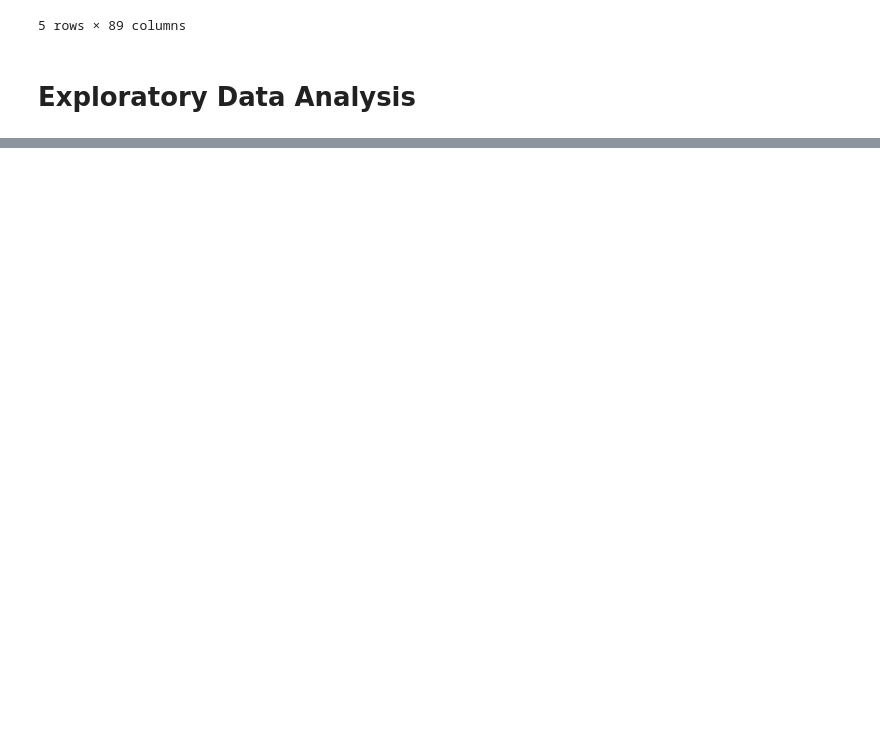
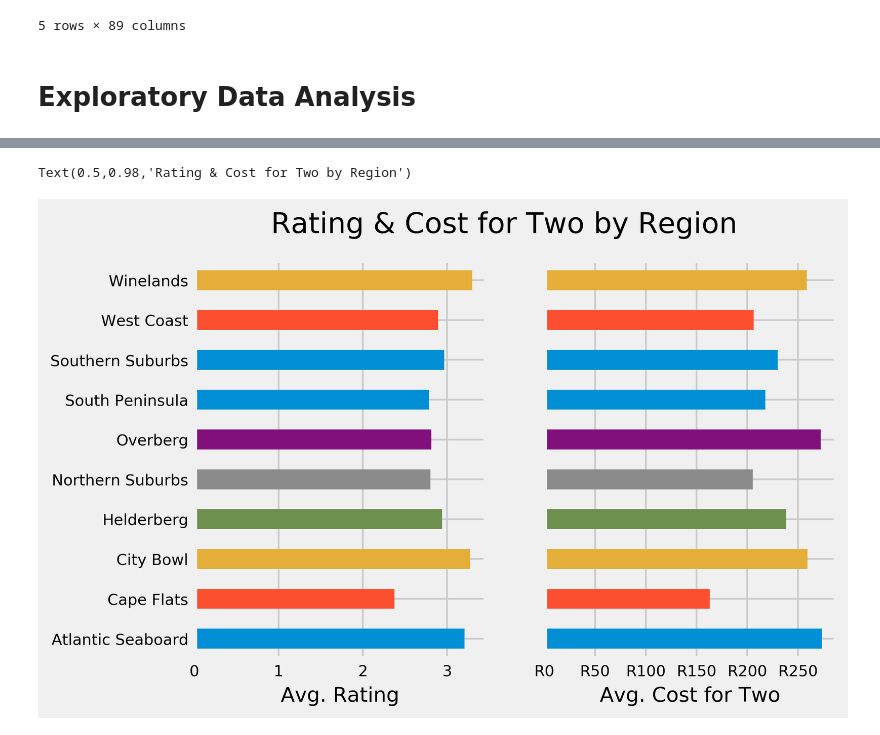
Before and after one commit to dorond/zomato-ct-analysis, a Jupyter notebook: Cape Town Restaurant Analysis using Zomato Data.ipynb, the cells around one changed output, grey strips where cells are left out. Saved outputs shown, nothing was run; the diff lists cells and outputs as text; code cells hidden in the pictures; blank space fills up the shorter version.

Commit message:
visualised rating & cost for 2 by region & suburb

```diff
--- a/Cape Town Restaurant Analysis using Zomato Data.ipynb
+++ b/Cape Town Restaurant Analysis using Zomato Data.ipynb
@@ -11,15 +11,17 @@ from sklearn.externals import joblib
 # To plot pretty figures
 %matplotlib inline
 import matplotlib.pyplot as plt
+from matplotlib.ticker import FuncFormatter
 
 import seaborn as sns
 
 plt.style.use('fivethirtyeight')
 
-plt.rcParams['axes.labelsize'] = 16
-plt.rcParams['xtick.labelsize'] = 12
-plt.rcParams['ytick.labelsize'] = 12
-plt.rcParams['axes.titlesize'] = 20
+plt.rcParams['axes.labelsize'] = 12
+plt.rcParams['xtick.labelsize'] = 9
+plt.rcParams['ytick.labelsize'] = 9
+plt.rcParams['axes.titlesize'] = 18
+
 plt.rcParams['figure.dpi'] = 400
 
 
@@ -46,6 +48,17 @@ def save_processed(df, filename, extension="csv"):
     path = os.path.join(PROCESSED_PATH, filename + "." + extension)
     print("Saving processed dataset", filename)
     df.to_csv(path, index=False)
+
+# if less than R1K, show as R800 (for eg). If btw R1000 and R999,999, show as R1K or R999K. If R1,000,000 or greater, show as R1M
+def currency_formatter(x, pos):
+    if x >= 1000000:
+        return 'R%1.1fM' % (x * 1e-6)
+    elif x < 1000:
+        return 'R%1.1d' % (x)
+    else:
+        return 'R%1.1dK' % (x * 1e-3)
+
+axes_formatter = FuncFormatter(currency_formatter)
 # %% [markdown]
 # Download & Process Zomato Data
 # %%
@@ -723,3 +736,6 @@ data.sort_values("aggregate_rating", ascending=False, inplace=False).to_csv('pro
                                                                             encoding='utf-8-sig', index=False)
 # %% [markdown]
 # Exploratory Data Analysis
+# %%
+data = pd.read_csv('processed/zomato-cape-town-final.csv', encoding='utf-8-sig')
+data.head()
@@ -735,0 +752,3 @@ data.sort_values("aggregate_rating", ascending=False, inplace=False).to_csv('pro
+# %%
+df_region = data.pivot_table(index="region")
+df_region
@@ -735,0 +769,18 @@ data.sort_values("aggregate_rating", ascending=False, inplace=False).to_csv('pro
+# %%
+cols = ["aggregate_rating", "average_cost_for_two"]
+xlabels = ["Avg. Rating", "Avg. Cost for Two"]
+fig, ax = plt.subplots(1, 2, sharey='row', dpi=400)
+fig.subplots_adjust(hspace=0.4)
+
+for ax, col, xlabel in zip(ax.ravel(), cols, xlabels):
+    df_region[col].plot.barh(ax=ax)
+    ax.set_xlabel(xlabel)
+    if col == "average_cost_for_two":
+        ax.xaxis.set_major_formatter(axes_formatter)
+    ax.set_ylabel("")
+
+plt.suptitle("Rating & Cost for Two by Region")
+#save_fig('investment-multiple-years-risks-lump-sum-monthly-contrib')
+# %% [output]
+Text(0.5,0.98,'Rating & Cost for Two by Region')
+[figure, added]
```
Also changed, not shown: parts of 10 cells of this notebook.
